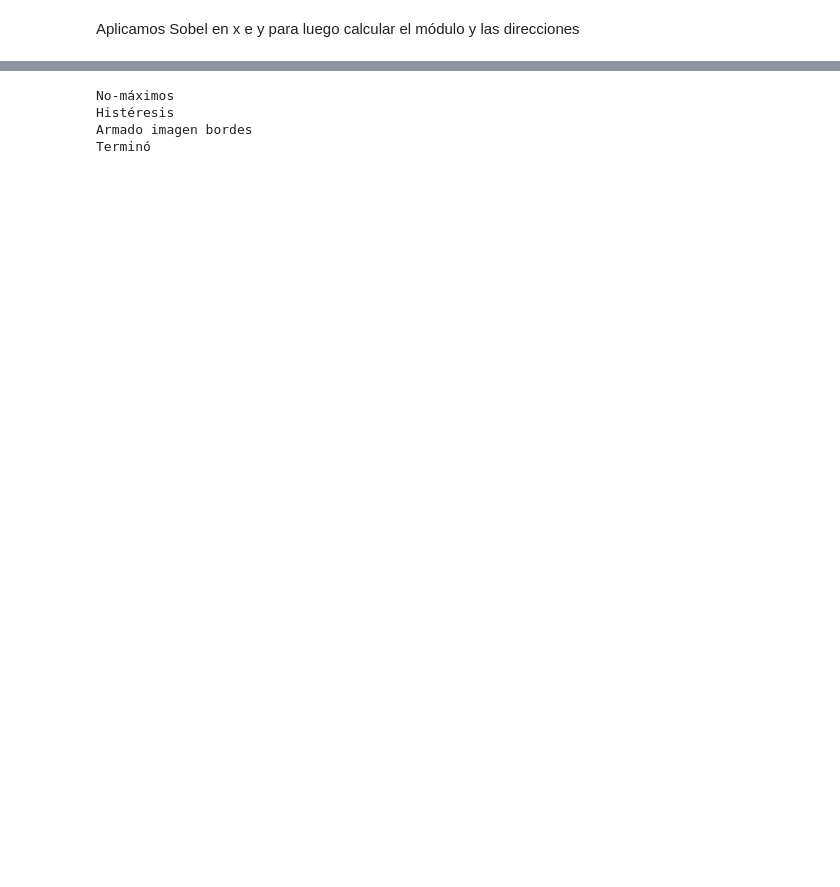
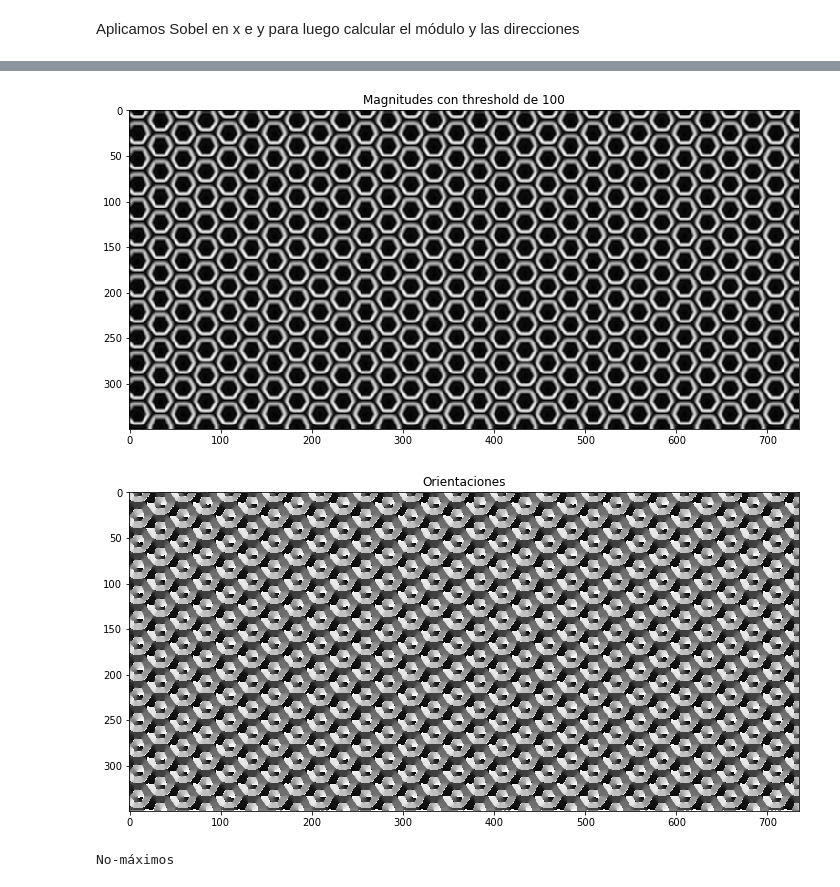
Before and after one commit to sebasesto/CEIA, a Jupyter notebook: VC1/TP2_Sesto/TP2_Vision1_Sesto.ipynb, the cells around one changed output, grey strips where cells are left out. Saved outputs shown, nothing was run; the diff lists cells and outputs as text; code cells hidden in the pictures; blank space fills up the shorter version.

```diff
--- a/VC1/TP2_Sesto/TP2_Vision1_Sesto.ipynb
+++ b/VC1/TP2_Sesto/TP2_Vision1_Sesto.ipynb
@@ -61,3 +49,23 @@ plt.show()
+# %%
+# De los gradiente calculamos Magnitud y lo pasamos a 8-bit (Opcional)
+mag = np.hypot(sobelx_8u, sobely_8u)
+mag = mag/mag.max()*255
+mag = np.uint8(mag)
+
+# Encontramos la Dirección y la pasamos a grados
+theta = np.arctan2(sobely_64, sobelx_64)
+angle = np.rad2deg(theta)
+
+plt.imshow(mag, 'gray')
+plt.title("Magnitudes con threshold de 100")
+plt.show()
+plt.figure()
+plt.imshow(angle, 'gray')
+plt.title("Orientaciones")
+plt.show()
+# %% [output]
+[figure, added]
+[figure, added]
 # %%
 # Supresión de no-máximos
 #========================
@@ -94,48 +102,5 @@ for i in range(1,M-1):
             Non_max[i,j] = 0
 
 print('No-máximos')
-
-# Umbralizado por histéresis
-#===========================
-UmbralAlto = 21
-UmbralBajo = 15
-
-M, N = Non_max.shape
-out = np.zeros((M,N), dtype= np.uint8)
-
-# Si la intensidad de un borde es mayor a 'UmbralAlto' es seguro un umbral, debajo de 'UmbralBajo' seguro no es
-strong_i, strong_j = np.where(Non_max >= UmbralAlto)
-zeros_i, zeros_j = np.where(Non_max < UmbralBajo)
-
-# Bordes débiles
-weak_i, weak_j = np.where((Non_max <= UmbralAlto) & (Non_max >= UmbralBajo))
-
-# Setear el mismo valor a todos los tipos de píxel
-out[strong_i, strong_j] = 255
-out[zeros_i, zeros_j ] = 0
-out[weak_i, weak_j] = 75
-
-print('Histéresis')
-
-# Armo la imagen de bordes
-#=========================
-M, N = out.shape
-for i in range(1, M-1):
-    for j in range(1, N-1):
-        if (out[i,j] == 75):
-            if 255 in [out[i+1, j-1],out[i+1, j],out[i+1, j+1],out[i, j-1],out[i, j+1],out[i-1, j-1],out[i-1, j],out[i-1, j+1]]:
-                out[i, j] = 255
-            else:
-                out[i, j] = 0
-
-print('Armado imagen bordes')
-
-# Muestro la imagen
-#==================
-cv.imshow("Canny",out)
-print("Terminó")
 # %% [output]
 No-máximos
-Histéresis
-Armado imagen bordes
-Terminó
```
Also changed, not shown: parts of 6 cells of this notebook, 1 other file.
